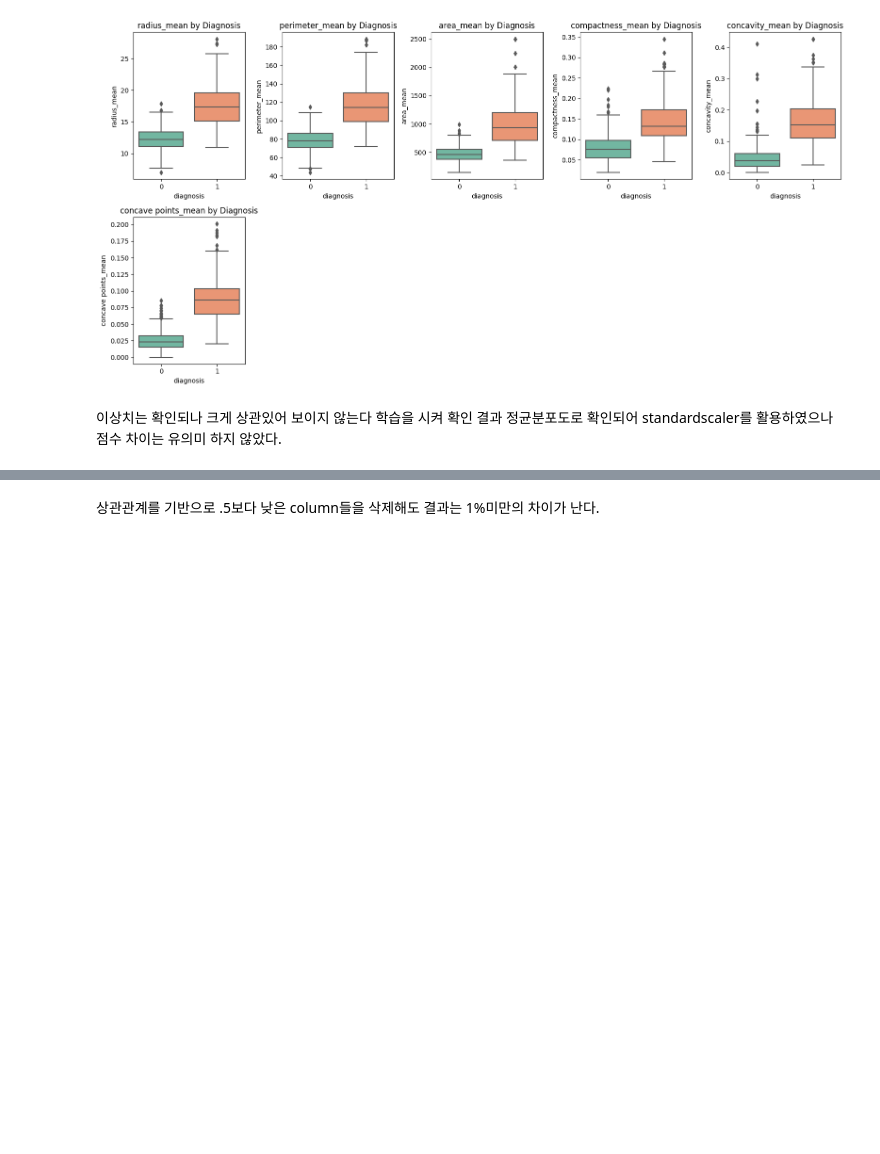
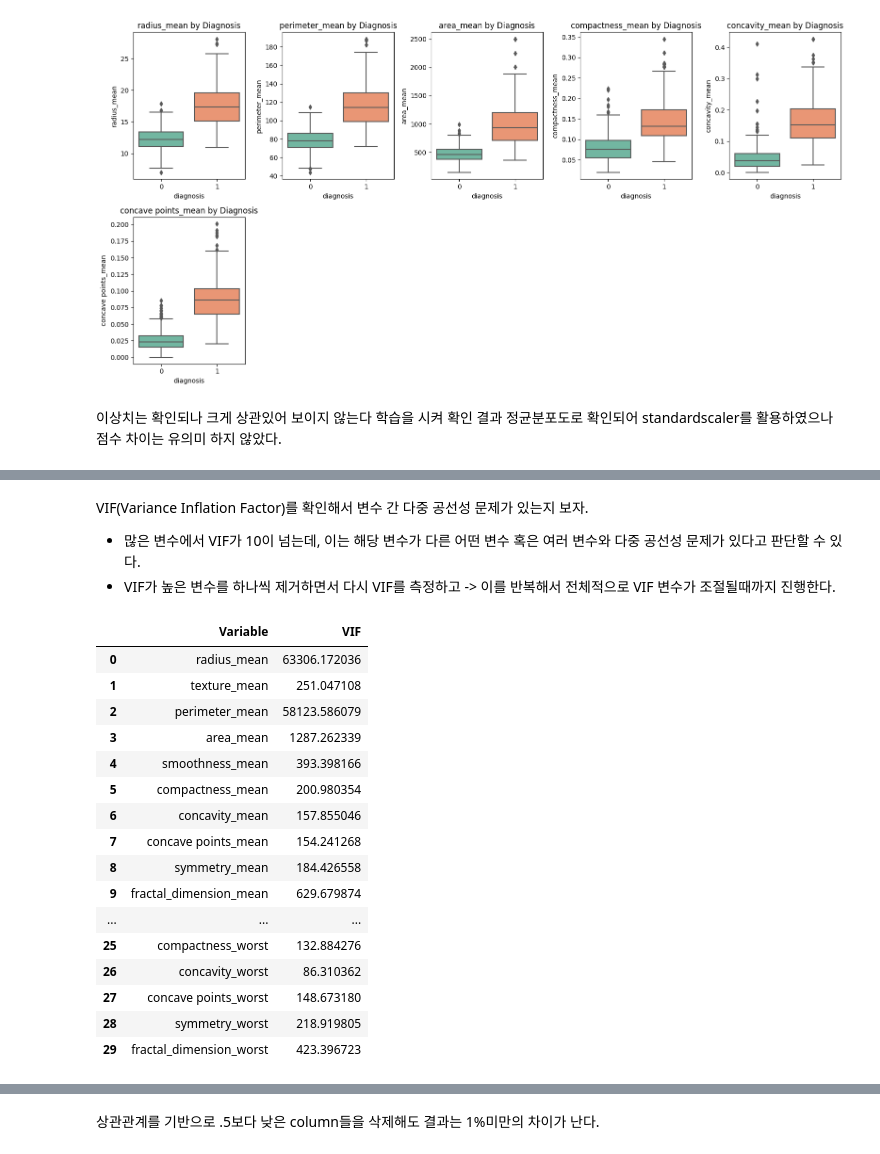
Before and after one commit to deeptudy/kaggle--wisconsin_breast_cancer_data-, a Jupyter notebook: main.ipynb, the cells around one changed output, grey strips where cells are left out. Drawn from its saved outputs; the diff is of its cells as text; code cells hidden in the pictures; blank space fills up the shorter version.

```diff
--- a/main.ipynb
+++ b/main.ipynb
@@ -162,0 +207,26 @@ plt.show()
+# %% [markdown]
+VIF(Variance Inflation Factor)를 확인해서 변수 간 다중 공선성 문제가 있는지 보자.
+- 많은 변수에서 VIF가 10이 넘는데, 이는 해당 변수가 다른 어떤 변수 혹은 여러 변수와 다중 공선성 문제가 있다고 판단할 수 있다.
+- VIF가 높은 변수를 하나씩 제거하면서 다시 VIF를 측정하고 -> 이를 반복해서 전체적으로 VIF 변수가 조절될때까지 진행한다.
+# %%
+from preprocess import calculate_vif
+vif_result = calculate_vif(df_X)
+vif_result
+# %% [output]
+|  | Variable | VIF |
+| 0 | radius_mean | 63306.172036 |
+| 1 | texture_mean | 251.047108 |
+| 2 | perimeter_mean | 58123.586079 |
+| 3 | area_mean | 1287.262339 |
+| 4 | smoothness_mean | 393.398166 |
+| 5 | compactness_mean | 200.980354 |
+| 6 | concavity_mean | 157.855046 |
+| 7 | concave points_mean | 154.241268 |
+| 8 | symmetry_mean | 184.426558 |
+| 9 | fractal_dimension_mean | 629.679874 |
+| ... | ... | ... |
+| 25 | compactness_worst | 132.884276 |
+| 26 | concavity_worst | 86.310362 |
+| 27 | concave points_worst | 148.673180 |
+| 28 | symmetry_worst | 218.919805 |
+| 29 | fractal_dimension_worst | 423.396723 |
```
Also changed, not shown: parts of 16 cells of this notebook, 1 other file.
